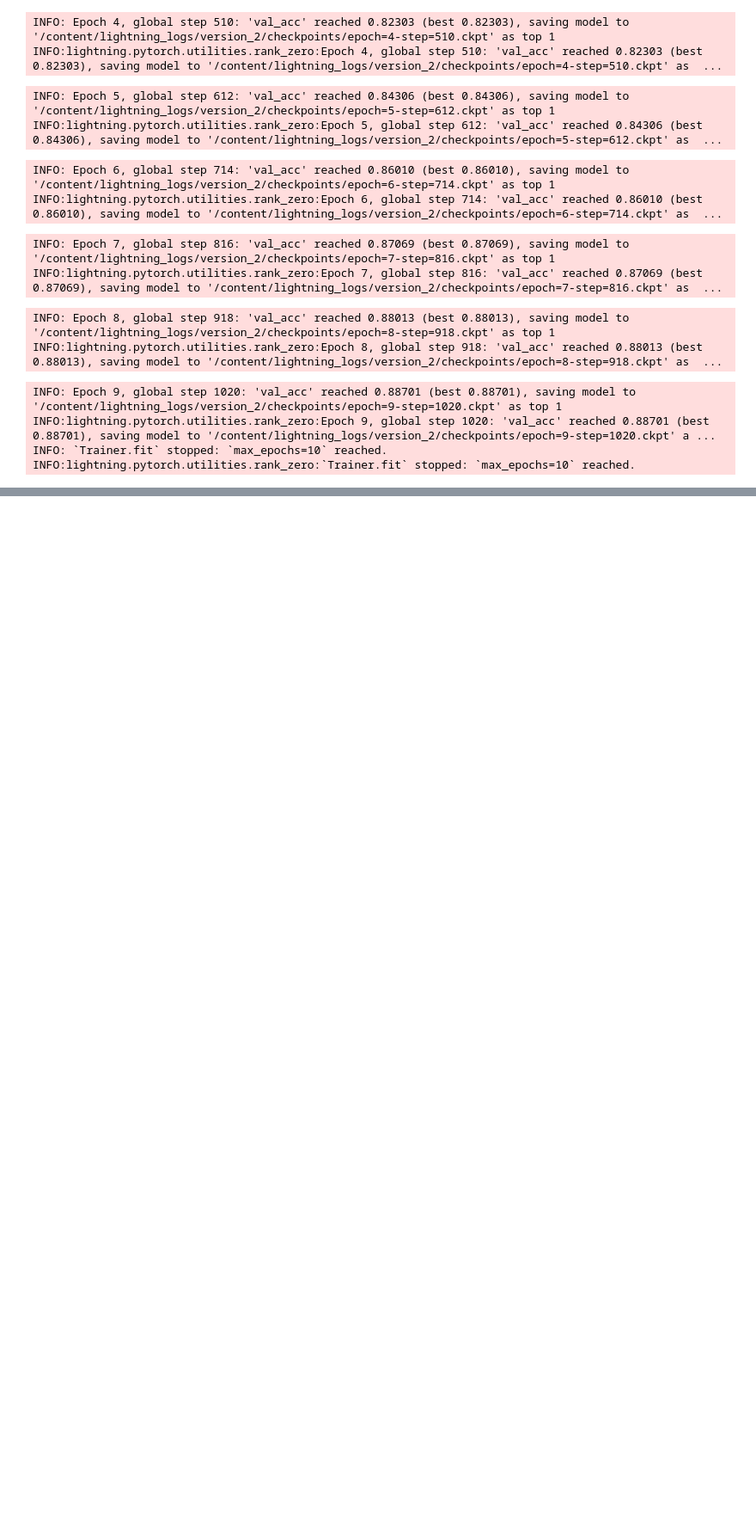
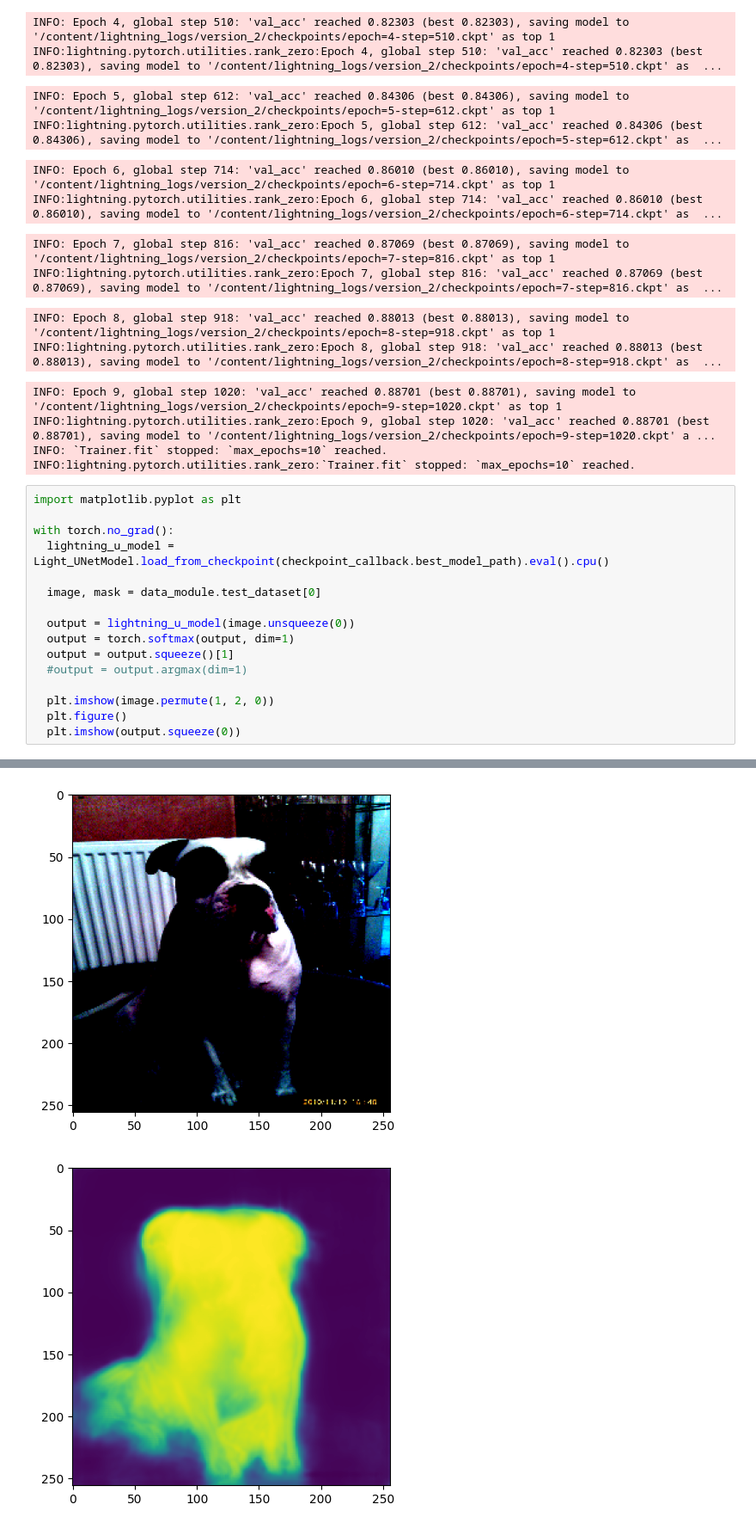
Before and after one commit to mmcza/Advanced-image-processing, a Jupyter notebook: Lab_05_Segmentation.ipynb, the cells around one changed output, grey strips where cells are left out. Shown at 86% size. Cells and saved outputs as stored; diff of their text form; blank space fills up the shorter version.

```diff
--- a/Lab_05_Segmentation.ipynb
+++ b/Lab_05_Segmentation.ipynb
@@ -1191,3 +1191,20 @@ INFO: Epoch 9, global step 1020: 'val_acc' reached 0.88701 (best 0.88701), savin
 INFO:lightning.pytorch.utilities.rank_zero:Epoch 9, global step 1020: 'val_acc' reached 0.88701 (best 0.88701), saving model to '/content/lightning_logs/version_2/checkpoints/epoch=9-step=1020.ckpt' a ...
 INFO: `Trainer.fit` stopped: `max_epochs=10` reached.
 INFO:lightning.pytorch.utilities.rank_zero:`Trainer.fit` stopped: `max_epochs=10` reached.
+# %%
+import matplotlib.pyplot as plt
+
+with torch.no_grad():
+  lightning_u_model = Light_UNetModel.load_from_checkpoint(checkpoint_callback.best_model_path).eval().cpu()
+
+  image, mask = data_module.test_dataset[0]
+
+  output = lightning_u_model(image.unsqueeze(0))
+  output = torch.softmax(output, dim=1)
+  output = output.squeeze()[1]
+  #output = output.argmax(dim=1)
+
+  plt.imshow(image.permute(1, 2, 0))
+  plt.figure()
+  plt.imshow(output.squeeze(0))
+# %% [output]
@@ -1193,0 +1212,2 @@ INFO:lightning.pytorch.utilities.rank_zero:`Trainer.fit` stopped: `max_epochs=10
+[figure, added]
+[figure, added]
```
Also changed, not shown: parts of 2 cells of this notebook.
